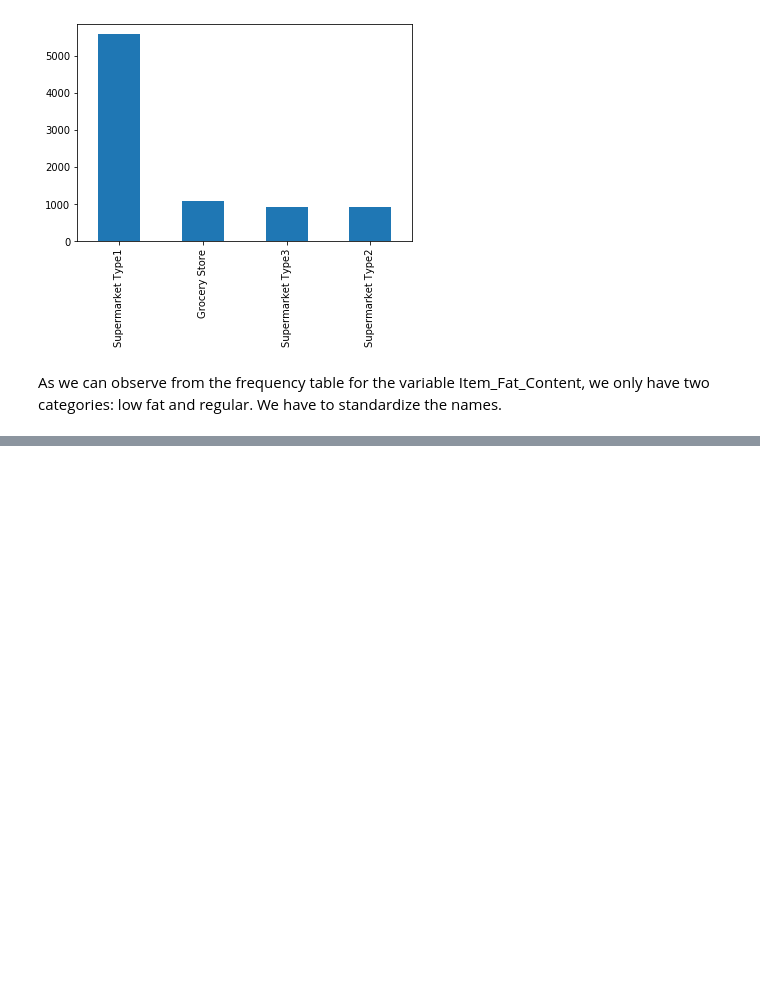
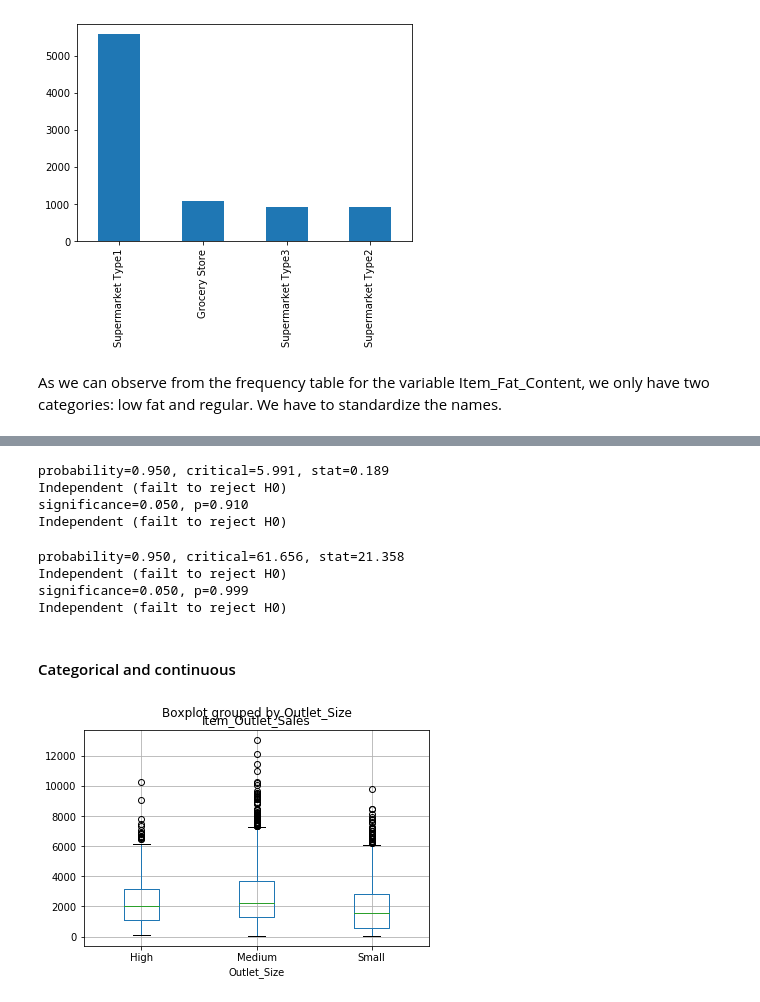
Before and after one commit to ibacaraujo/learning-path-data-scientist, a Jupyter notebook: big_mart_sales.ipynb, the cells around one changed output, grey strips where cells are left out. Cells and saved outputs as stored; diff of their text form; code cells hidden in the pictures; blank space fills up the shorter version.

```diff
--- a/big_mart_sales.ipynb
+++ b/big_mart_sales.ipynb
@@ -237,0 +383,20 @@ As we can observe from the frequency table for the variable Item_Fat_Content, we
+# %%
+report_chi_squared_test('Item_Fat_Content', 'Outlet_Size', train)
+# %% [output]
+probability=0.950, critical=5.991, stat=0.189
+Independent (failt to reject H0)
+significance=0.050, p=0.910
+Independent (failt to reject H0)
+# %%
+report_chi_squared_test('Item_Type', 'Outlet_Type', train)
+# %% [output]
+probability=0.950, critical=61.656, stat=21.358
+Independent (failt to reject H0)
+significance=0.050, p=0.999
+Independent (failt to reject H0)
+# %% [markdown]
+#### Categorical and continuous
+# %%
+train.boxplot(by="Outlet_Size", column=["Item_Outlet_Sales"]);
+# %% [output]
+[figure, added]
```
Also changed, not shown: parts of 33 cells of this notebook.
